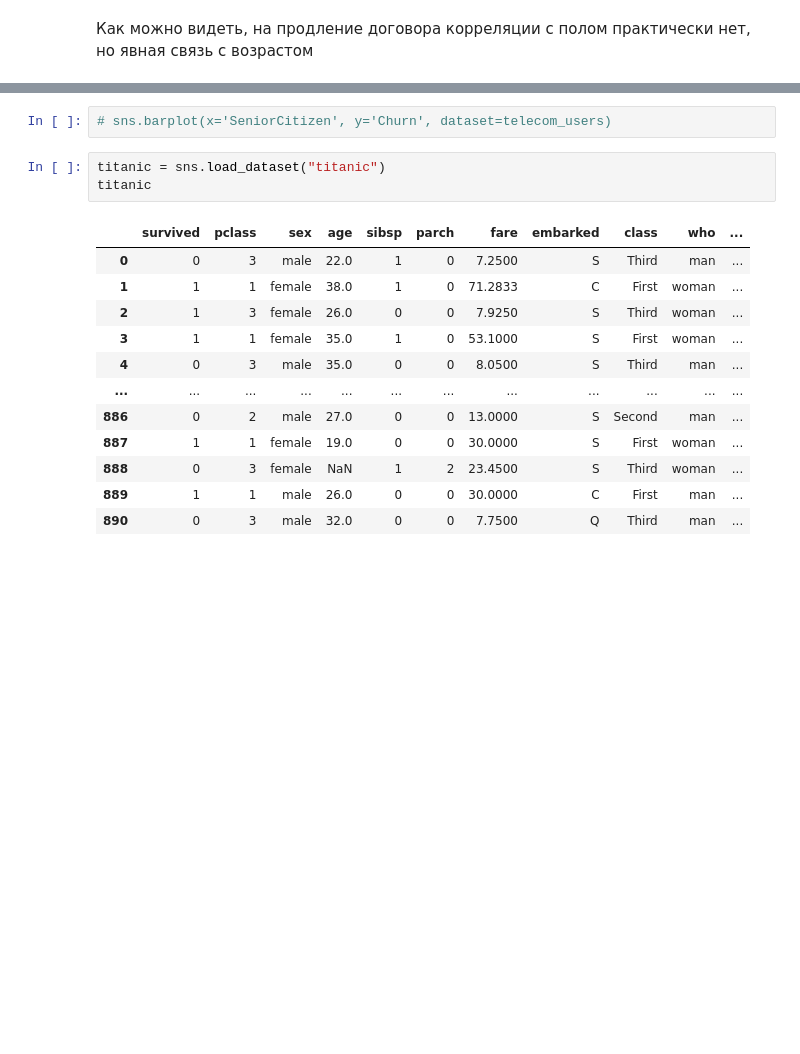
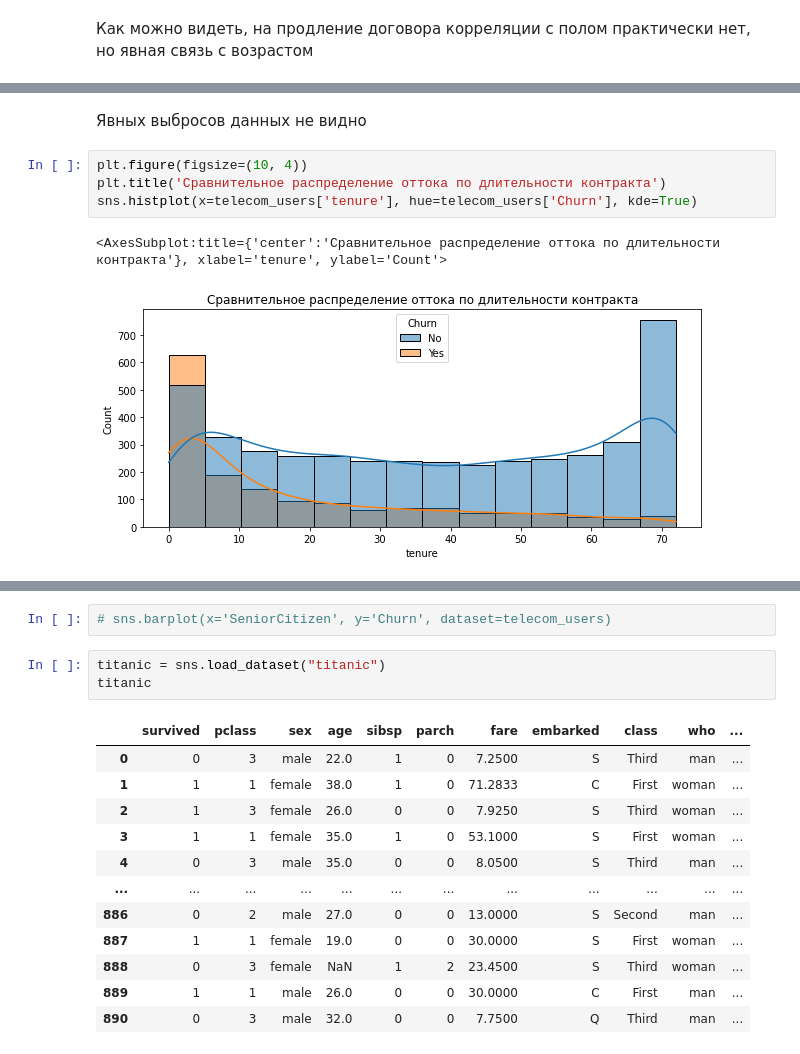
Before and after one commit to ddmitry80/ds_coursework_ml_beginner, a Jupyter notebook: Coursework_ML.ipynb, the cells around one changed output, grey strips where cells are left out. Saved outputs shown, nothing was run; the diff lists cells and outputs as text; blank space fills up the shorter version.

```diff
--- a/Coursework_ML.ipynb
+++ b/Coursework_ML.ipynb
@@ -207,0 +261,9 @@ telecom_users.corr()
+# %% [markdown]
+Явных выбросов данных не видно
+# %%
+plt.figure(figsize=(10, 4))
+plt.title('Сравнительное распределение оттока по длительности контракта')
+sns.histplot(x=telecom_users['tenure'], hue=telecom_users['Churn'], kde=True)
+# %% [output]
+<AxesSubplot:title={'center':'Сравнительное распределение оттока по длительности контракта'}, xlabel='tenure', ylabel='Count'>
+[figure, added]
```
Also changed, not shown: parts of 54 cells of this notebook.
